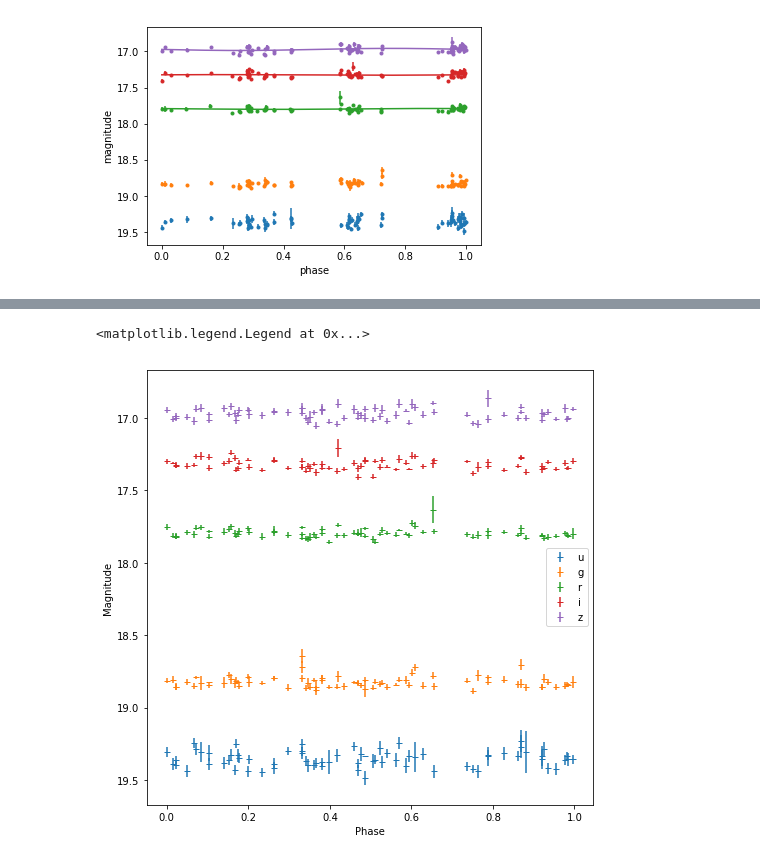
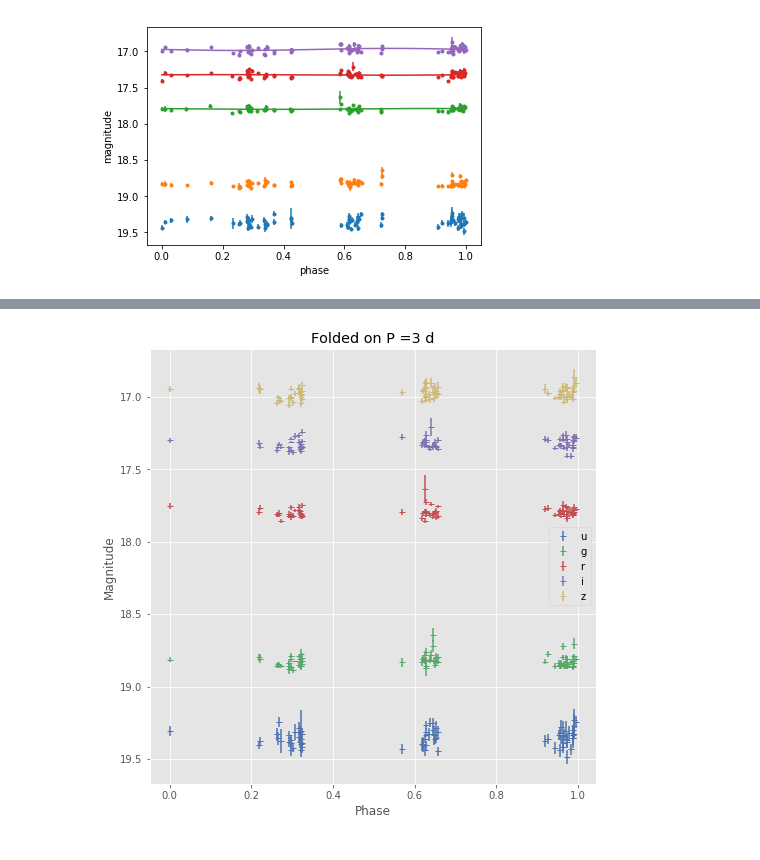
Before and after one commit to suberlak/SDSS_S82_FP_research, a Jupyter notebook: code/Read_S82_photometry.ipynb, the cells around one changed output, grey strips where cells are left out. Cells and saved outputs as stored; diff of their text form; code cells hidden in the pictures.

Commit message:
removed incorrect period, added multiband LS

```diff
--- a/code/Read_S82_photometry.ipynb
+++ b/code/Read_S82_photometry.ipynb
@@ -322,0 +321,2 @@ array([[ 18.33426568,  18.3330204 ,  18.33178348, ...,  18.33678112,
+# %%
+mags = mags[np.arange(Nobs) % 5, np.arange(Nobs)]
@@ -323,12 +393,12 @@ array([[ 18.33426568,  18.3330204 ,  18.33178348, ...,  18.33678112,
 # %% [markdown]
 #### Using the Carbon star SDSS data
 # %%
-
+data = Table.read('photometry_ugriz_J013007.13+002635.4.txt', format='ascii')
 t, mag, dmag, filts = data['mjd'], data['psfMagDered'], data['psfMagErr'], data['filter']
 
 # Fit the Lomb-Scargle model
 model = periodic.LombScargleMultibandFast(fit_period=True)
-model.optimizer.period_range = (1, 3)
+model.optimizer.period_range = (1, 3) # range in days
 model.fit(t, mag, dmag, filts)
 
 # Predict on a regular phase grid
@@ -374,19 +430,0 @@ We don't find anything - check what it looks like when folded on the cited perio
-# %%
-# Predict on a regular phase grid
-period = 2.92217  # days
-tfit = np.linspace(0,  period, 1000)
-filtsfit = np.array(list('ugriz'))[:, np.newaxis]
-
-#magfit = model.predict(tfit, filts=filtsfit)
-
-# Plot the results
-phase = (t / period) % 1
-phasefit = (tfit / period)
-
-fig, ax = plt.subplots()
-for i, filt in enumerate('ugriz'):
-    mask = (filts == filt)
-    errorbar = ax.errorbar(phase[mask], mag[mask], dmag[mask], fmt='.')
-    #ax.plot(phasefit, magfit[i], color=errorbar.lines[0].get_color())
-ax.set(xlabel='phase', ylabel='magnitude')
-ax.invert_yaxis()
@@ -398,31 +431,35 @@ t, mag, dmag, filts = data['mjd'], data['psfMagDered'], data['psfMagErr'], data[
 # %%
+# choose a period to fold the star on
+period = 3 # days
+
+# Grab photometry for the star
+t, mag, dmag, filts = data['mjd'], data['psfMagDered'], data['psfMagErr'], data['filter']
+
 # define function to phase lightcurves
 def phase(time, period, t0 = None):
     """ Given an input array of times and a period, return the corresponding phase."""
     if t0 is None:
         t0 = time[0]
         phase = ((time - t0) % period)/period
     return phase
 
 # define function to plot phased lc
 def plot_phased_lc(mjds, mags, magerrs, period, t0=None, ax = None,f=None):
     phases = phase(mjds, period, t0)
     ax.errorbar(phases, mags, magerrs, fmt = '_', capsize=0, label=f)
     ax.set_xlabel('Phase')
     ax.set_ylabel('Magnitude')
     plt.gca().invert_yaxis()
 
-
 # run function to plot phased lc
 fig,ax = plt.subplots(1,1,figsize = (8,8))
-best_period = 2.92217
+
 for f in 'ugriz':
     mask = filts == f
-    tm, m,mErr = t[mask], mag[mask], magerr[mask]
-    plot_phased_lc(tm, m, mErr, best_period, None, ax,f)
+    tm, m,mErr = t[mask], mag[mask], dmag[mask]
+    plot_phased_lc(tm, m, mErr, period, None, ax,f)
 plt.legend()
-plt.title('Folded on ')
+plt.title('Folded on P ='+str(period)+' d')
 plt.savefig('carbon_star_phased.png', bbox_inches='tight')
 # %% [output]
-<matplotlib.legend.Legend at 0x...>
-[figure, old version]
+[figure, new version]
```
Also changed, not shown: parts of 18 cells of this notebook.
